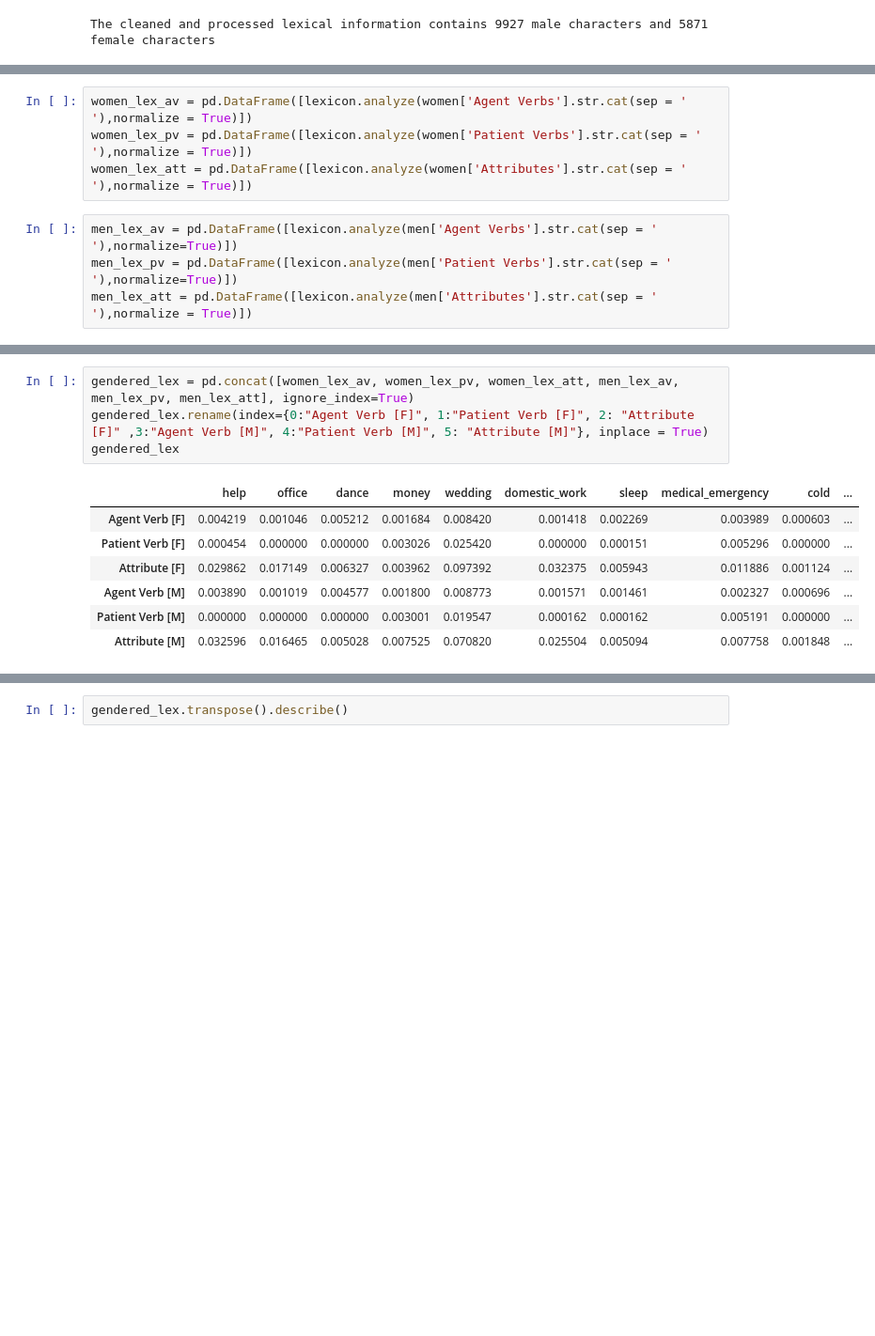
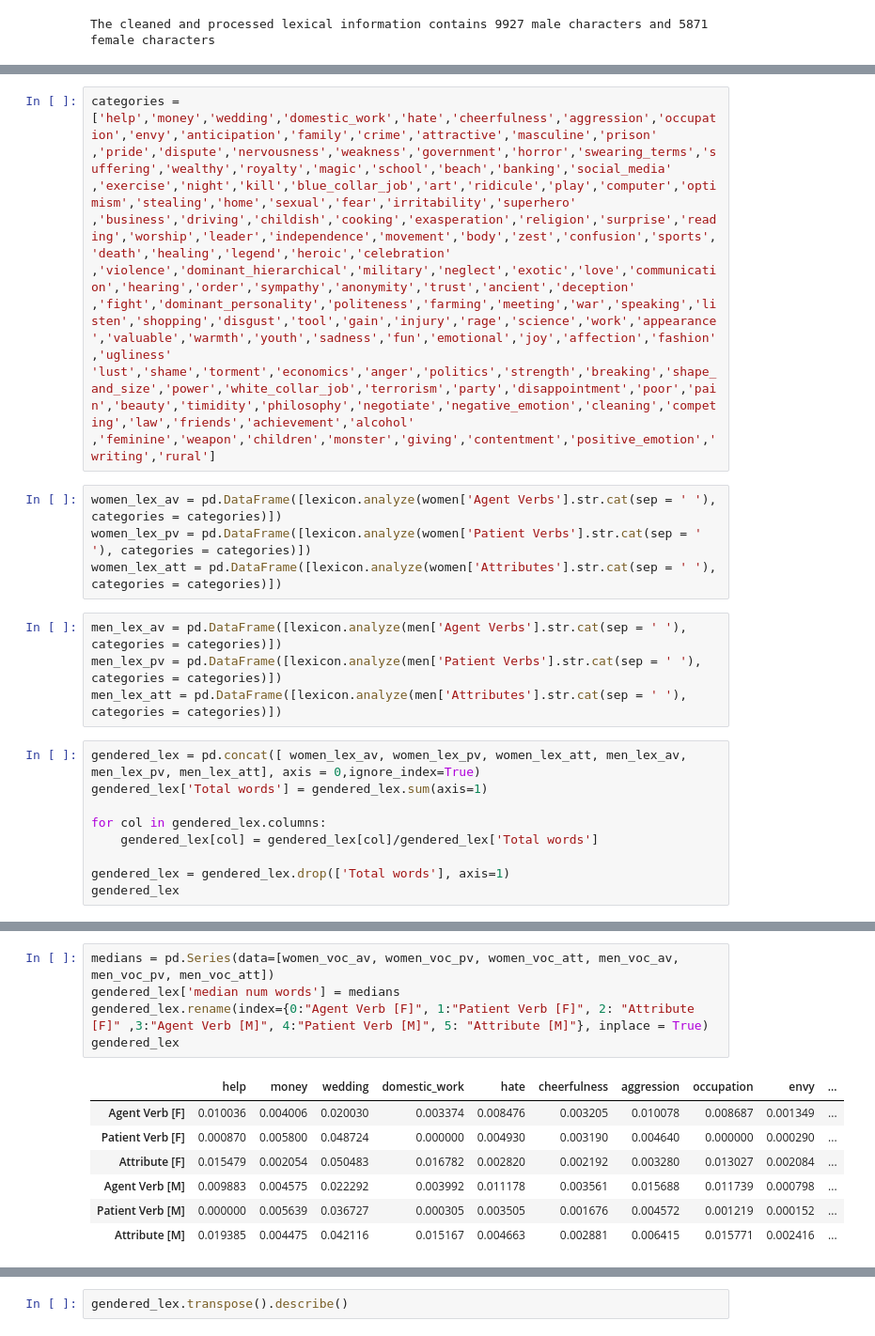
Before and after one commit to epfl-ada/ada-2022-project-utopiansky2022, a Jupyter notebook: SentimentAnalysisFinal.ipynb, the cells around one changed output, grey strips where cells are left out. Shown at 94% size. Saved outputs shown, nothing was run; the diff lists cells and outputs as text; blank space fills up the shorter version.

```diff
--- a/SentimentAnalysisFinal.ipynb
+++ b/SentimentAnalysisFinal.ipynb
@@ -110,8 +238,26 @@ The cleaned and processed lexical information contains 9927 male characters and
+# %%
+categories = ['help','money','wedding','domestic_work','hate','cheerfulness','aggression','occupation','envy','anticipation','family','crime','attractive','masculine','prison'
+,'pride','dispute','nervousness','weakness','government','horror','swearing_terms','suffering','wealthy','royalty','magic','school','beach','banking','social_media'
+,'exercise','night','kill','blue_collar_job','art','ridicule','play','computer','optimism','stealing','home','sexual','fear','irritability','superhero'
+,'business','driving','childish','cooking','exasperation','religion','surprise','reading','worship','leader','independence','movement','body','zest','confusion','sports','death','healing','legend','heroic','celebration'
+,'violence','dominant_hierarchical','military','neglect','exotic','love','communication','hearing','order','sympathy','anonymity','trust','ancient','deception'
+,'fight','dominant_personality','politeness','farming','meeting','war','speaking','listen','shopping','disgust','tool','gain','injury','rage','science','work','appearance','valuable','warmth','youth','sadness','fun','emotional','joy','affection','fashion','ugliness'
+'lust','shame','torment','economics','anger','politics','strength','breaking','shape_and_size','power','white_collar_job','terrorism','party','disappointment','poor','pain','beauty','timidity','philosophy','negotiate','negative_emotion','cleaning','competing','law','friends','achievement','alcohol'
+,'feminine','weapon','children','monster','giving','contentment','positive_emotion','writing','rural']
 # %%
-women_lex_av = pd.DataFrame([lexicon.analyze(women['Agent Verbs'].str.cat(sep = ' '),normalize = True)])
-women_lex_pv = pd.DataFrame([lexicon.analyze(women['Patient Verbs'].str.cat(sep = ' '),normalize = True)])
-women_lex_att = pd.DataFrame([lexicon.analyze(women['Attributes'].str.cat(sep = ' '),normalize = True)])
+women_lex_av = pd.DataFrame([lexicon.analyze(women['Agent Verbs'].str.cat(sep = ' '), categories = categories)])
+women_lex_pv = pd.DataFrame([lexicon.analyze(women['Patient Verbs'].str.cat(sep = ' '), categories = categories)])
+women_lex_att = pd.DataFrame([lexicon.analyze(women['Attributes'].str.cat(sep = ' '), categories = categories)])
 # %%
-men_lex_av = pd.DataFrame([lexicon.analyze(men['Agent Verbs'].str.cat(sep = ' '),normalize=True)])
-men_lex_pv = pd.DataFrame([lexicon.analyze(men['Patient Verbs'].str.cat(sep = ' '),normalize=True)])
-men_lex_att = pd.DataFrame([lexicon.analyze(men['Attributes'].str.cat(sep = ' '),normalize = True)])
+men_lex_av = pd.DataFrame([lexicon.analyze(men['Agent Verbs'].str.cat(sep = ' '), categories = categories)])
+men_lex_pv = pd.DataFrame([lexicon.analyze(men['Patient Verbs'].str.cat(sep = ' '), categories = categories)])
+men_lex_att = pd.DataFrame([lexicon.analyze(men['Attributes'].str.cat(sep = ' '), categories = categories)])
+# %%
+gendered_lex = pd.concat([ women_lex_av, women_lex_pv, women_lex_att, men_lex_av, men_lex_pv, men_lex_att], axis = 0,ignore_index=True)
+gendered_lex['Total words'] = gendered_lex.sum(axis=1)
+
+for col in gendered_lex.columns:
+    gendered_lex[col] = gendered_lex[col]/gendered_lex['Total words']
+
+gendered_lex = gendered_lex.drop(['Total words'], axis=1)
+gendered_lex
@@ -118,12 +273,13 @@ men_lex_att = pd.DataFrame([lexicon.analyze(men['Attributes'].str.cat(sep = ' ')
 # %%
-gendered_lex = pd.concat([women_lex_av, women_lex_pv, women_lex_att, men_lex_av, men_lex_pv, men_lex_att], ignore_index=True)
+medians = pd.Series(data=[women_voc_av, women_voc_pv, women_voc_att, men_voc_av, men_voc_pv, men_voc_att])
+gendered_lex['median num words'] = medians
 gendered_lex.rename(index={0:"Agent Verb [F]", 1:"Patient Verb [F]", 2: "Attribute [F]" ,3:"Agent Verb [M]", 4:"Patient Verb [M]", 5: "Attribute [M]"}, inplace = True)
 gendered_lex
 # %% [output]
-|  | help | office | dance | money | wedding | domestic_work | sleep | medical_emergency | cold | ... |
-| Agent Verb [F] | 0.004219 | 0.001046 | 0.005212 | 0.001684 | 0.008420 | 0.001418 | 0.002269 | 0.003989 | 0.000603 | ... |
-| Patient Verb [F] | 0.000454 | 0.000000 | 0.000000 | 0.003026 | 0.025420 | 0.000000 | 0.000151 | 0.005296 | 0.000000 | ... |
-| Attribute [F] | 0.029862 | 0.017149 | 0.006327 | 0.003962 | 0.097392 | 0.032375 | 0.005943 | 0.011886 | 0.001124 | ... |
-| Agent Verb [M] | 0.003890 | 0.001019 | 0.004577 | 0.001800 | 0.008773 | 0.001571 | 0.001461 | 0.002327 | 0.000696 | ... |
-| Patient Verb [M] | 0.000000 | 0.000000 | 0.000000 | 0.003001 | 0.019547 | 0.000162 | 0.000162 | 0.005191 | 0.000000 | ... |
-| Attribute [M] | 0.032596 | 0.016465 | 0.005028 | 0.007525 | 0.070820 | 0.025504 | 0.005094 | 0.007758 | 0.001848 | ... |
+|  | help | money | wedding | domestic_work | hate | cheerfulness | aggression | occupation | envy | ... |
+| Agent Verb [F] | 0.010036 | 0.004006 | 0.020030 | 0.003374 | 0.008476 | 0.003205 | 0.010078 | 0.008687 | 0.001349 | ... |
+| Patient Verb [F] | 0.000870 | 0.005800 | 0.048724 | 0.000000 | 0.004930 | 0.003190 | 0.004640 | 0.000000 | 0.000290 | ... |
+| Attribute [F] | 0.015479 | 0.002054 | 0.050483 | 0.016782 | 0.002820 | 0.002192 | 0.003280 | 0.013027 | 0.002084 | ... |
+| Agent Verb [M] | 0.009883 | 0.004575 | 0.022292 | 0.003992 | 0.011178 | 0.003561 | 0.015688 | 0.011739 | 0.000798 | ... |
+| Patient Verb [M] | 0.000000 | 0.005639 | 0.036727 | 0.000305 | 0.003505 | 0.001676 | 0.004572 | 0.001219 | 0.000152 | ... |
+| Attribute [M] | 0.019385 | 0.004475 | 0.042116 | 0.015167 | 0.004663 | 0.002881 | 0.006415 | 0.015771 | 0.002416 | ... |
```
Also changed, not shown: parts of 25 cells of this notebook.
